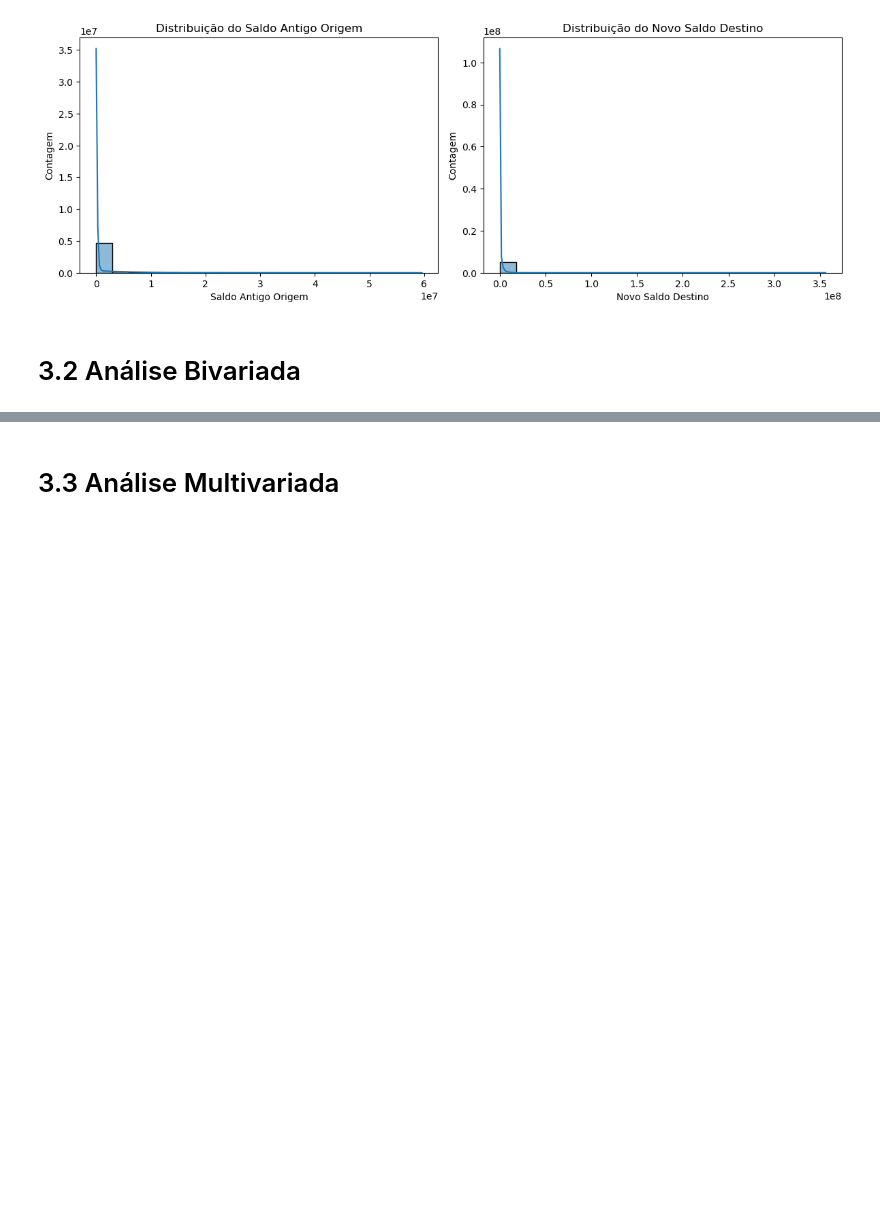
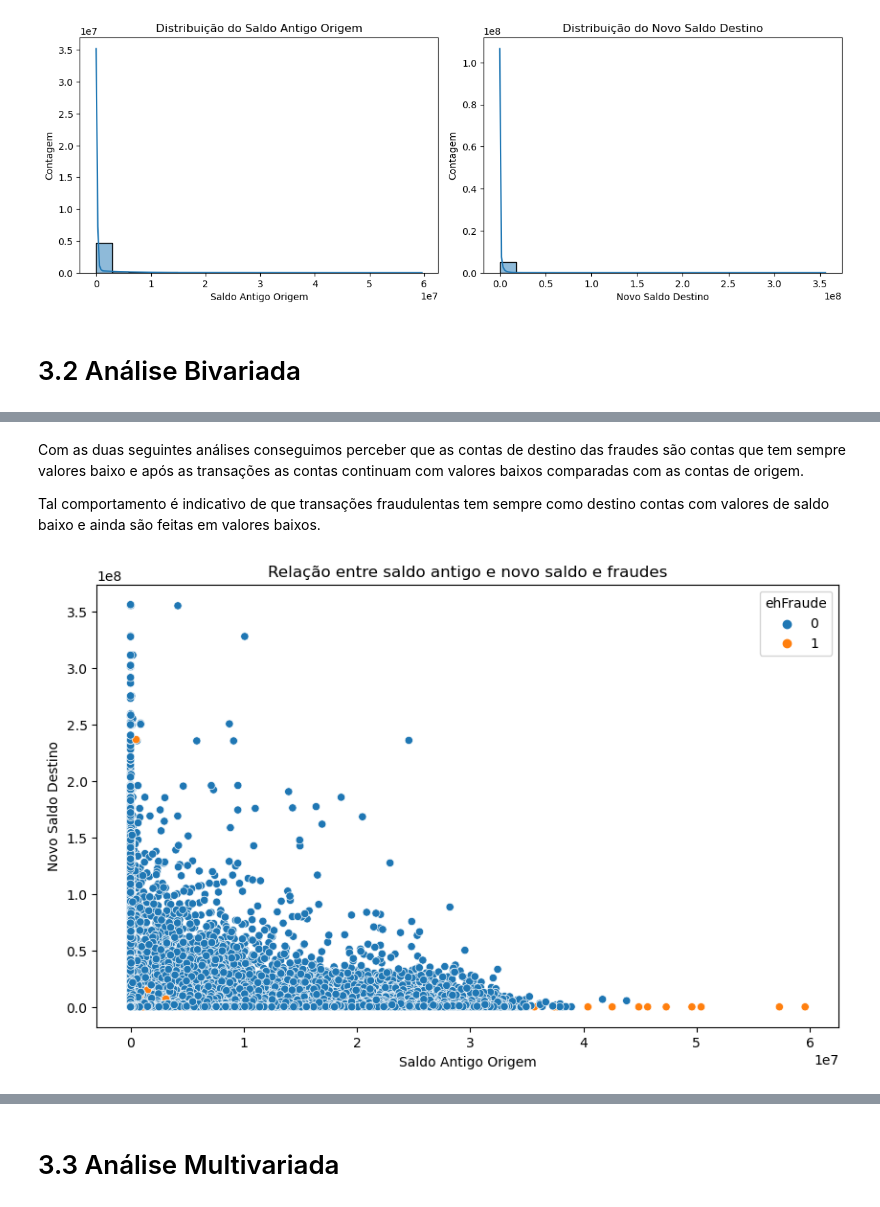
Before and after one commit to erickfog/Online_Fraude, a Jupyter notebook: OnlineFraudDetection.ipynb, the cells around one changed output, grey strips where cells are left out. Saved outputs shown, nothing was run; the diff lists cells and outputs as text; code cells hidden in the pictures; blank space fills up the shorter version.

```diff
--- a/OnlineFraudDetection.ipynb
+++ b/OnlineFraudDetection.ipynb
@@ -409,0 +380,14 @@ plt.show()
+# %% [markdown]
+Com as duas seguintes análises conseguimos perceber que as contas de destino das fraudes são contas que tem sempre valores baixo e após as transações as contas continuam com valores baixos comparadas com as contas de origem.
+
+Tal comportamento é indicativo de que transações fraudulentas tem sempre como destino contas com valores de saldo baixo e ainda são feitas em valores baixos.
+# %%
+#Relação entre saldo antigo origem, novo saldo destinatário e as fraudes:
+plt.figure(figsize=(10, 6))
+sns.scatterplot(data=train_data, x='saldoAntigoOrig', y='novoSaldoDest', hue='ehFraude')
+plt.title('Relação entre saldo antigo e novo saldo e fraudes')
+plt.xlabel('Saldo Antigo Origem')
+plt.ylabel('Novo Saldo Destino')
+plt.show()
+# %% [output]
+[figure, added]
```
Also changed, not shown: parts of 108 cells of this notebook.
